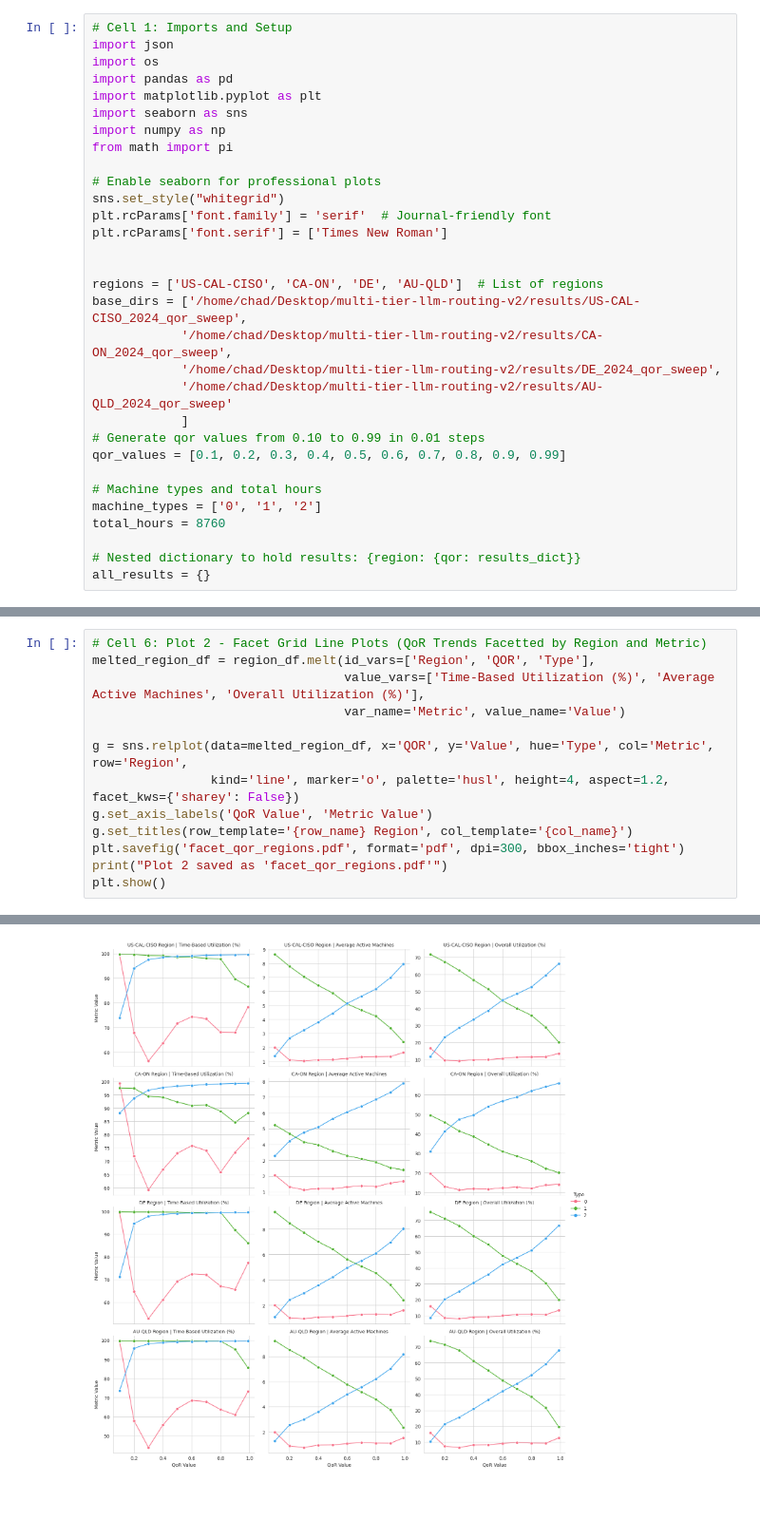
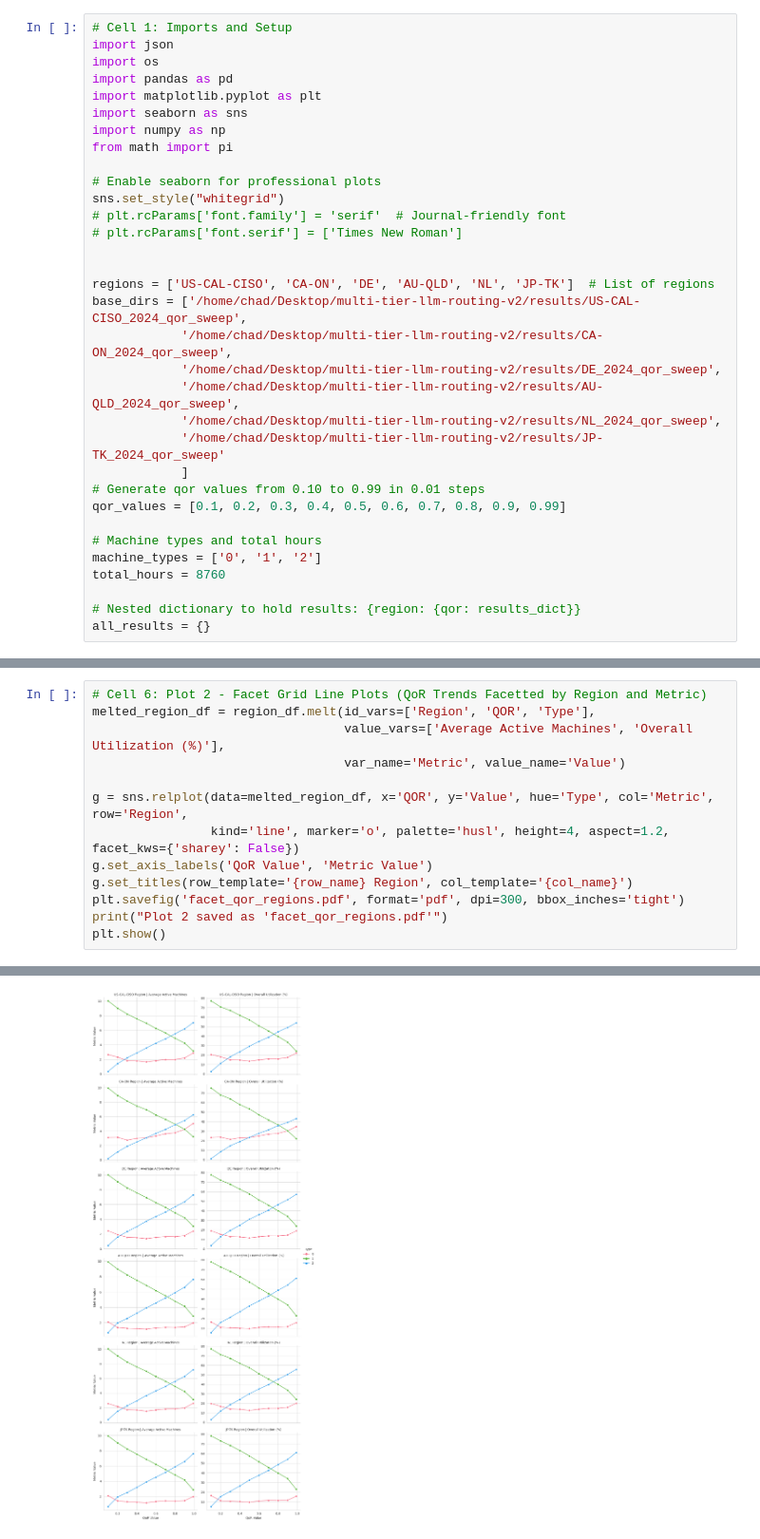
Before and after one commit to Chadlikouider/multi-tier-llm-routing-v2, a Jupyter notebook: visual/machine_deploy_analysis_region.ipynb, the cells around one changed output, grey strips where cells are left out. Shown: that part at 95% size. Cells and saved outputs as stored; diff of their text form; blank space fills up the shorter version.

Commit message:
better plots

```diff
--- a/visual/machine_deploy_analysis_region.ipynb
+++ b/visual/machine_deploy_analysis_region.ipynb
@@ -10,15 +10,17 @@ from math import pi
 
 # Enable seaborn for professional plots
 sns.set_style("whitegrid")
-plt.rcParams['font.family'] = 'serif'  # Journal-friendly font
-plt.rcParams['font.serif'] = ['Times New Roman']
+# plt.rcParams['font.family'] = 'serif'  # Journal-friendly font
+# plt.rcParams['font.serif'] = ['Times New Roman']
 
 
-regions = ['US-CAL-CISO', 'CA-ON', 'DE', 'AU-QLD']  # List of regions
+regions = ['US-CAL-CISO', 'CA-ON', 'DE', 'AU-QLD', 'NL', 'JP-TK']  # List of regions
 base_dirs = ['/home/chad/Desktop/multi-tier-llm-routing-v2/results/US-CAL-CISO_2024_qor_sweep',
             '/home/chad/Desktop/multi-tier-llm-routing-v2/results/CA-ON_2024_qor_sweep',
             '/home/chad/Desktop/multi-tier-llm-routing-v2/results/DE_2024_qor_sweep',
-            '/home/chad/Desktop/multi-tier-llm-routing-v2/results/AU-QLD_2024_qor_sweep'
+            '/home/chad/Desktop/multi-tier-llm-routing-v2/results/AU-QLD_2024_qor_sweep',
+            '/home/chad/Desktop/multi-tier-llm-routing-v2/results/NL_2024_qor_sweep',
+            '/home/chad/Desktop/multi-tier-llm-routing-v2/results/JP-TK_2024_qor_sweep'
             ]
 # Generate qor values from 0.10 to 0.99 in 0.01 steps
 qor_values = [0.1, 0.2, 0.3, 0.4, 0.5, 0.6, 0.7, 0.8, 0.9, 0.99]
@@ -207,7 +209,7 @@ findfont: Generic family 'serif' not found because none of the following familie
 # %%
 # Cell 6: Plot 2 - Facet Grid Line Plots (QoR Trends Facetted by Region and Metric)
 melted_region_df = region_df.melt(id_vars=['Region', 'QOR', 'Type'],
-                                  value_vars=['Time-Based Utilization (%)', 'Average Active Machines', 'Overall Utilization (%)'],
+                                  value_vars=['Average Active Machines', 'Overall Utilization (%)'],
                                   var_name='Metric', value_name='Value')
 
 g = sns.relplot(data=melted_region_df, x='QOR', y='Value', hue='Type', col='Metric', row='Region',
@@ -252,5 +254,5 @@ findfont: Generic family 'serif' not found because none of the following familie
 findfont: Generic family 'serif' not found because none of the following families were found: Times New Roman
 findfont: Generic family 'serif' not found because none of the following families were found: Times New Roman
 findfont: Generic family 'serif' not found because none of the following families were found: Times New Roman
 findfont: Generic family 'serif' not found because none of the following families were found: Times New Roman
-[figure, old version]
+[figure, new version]
```
Also changed, not shown: parts of 11 cells of this notebook, 5 other files.
